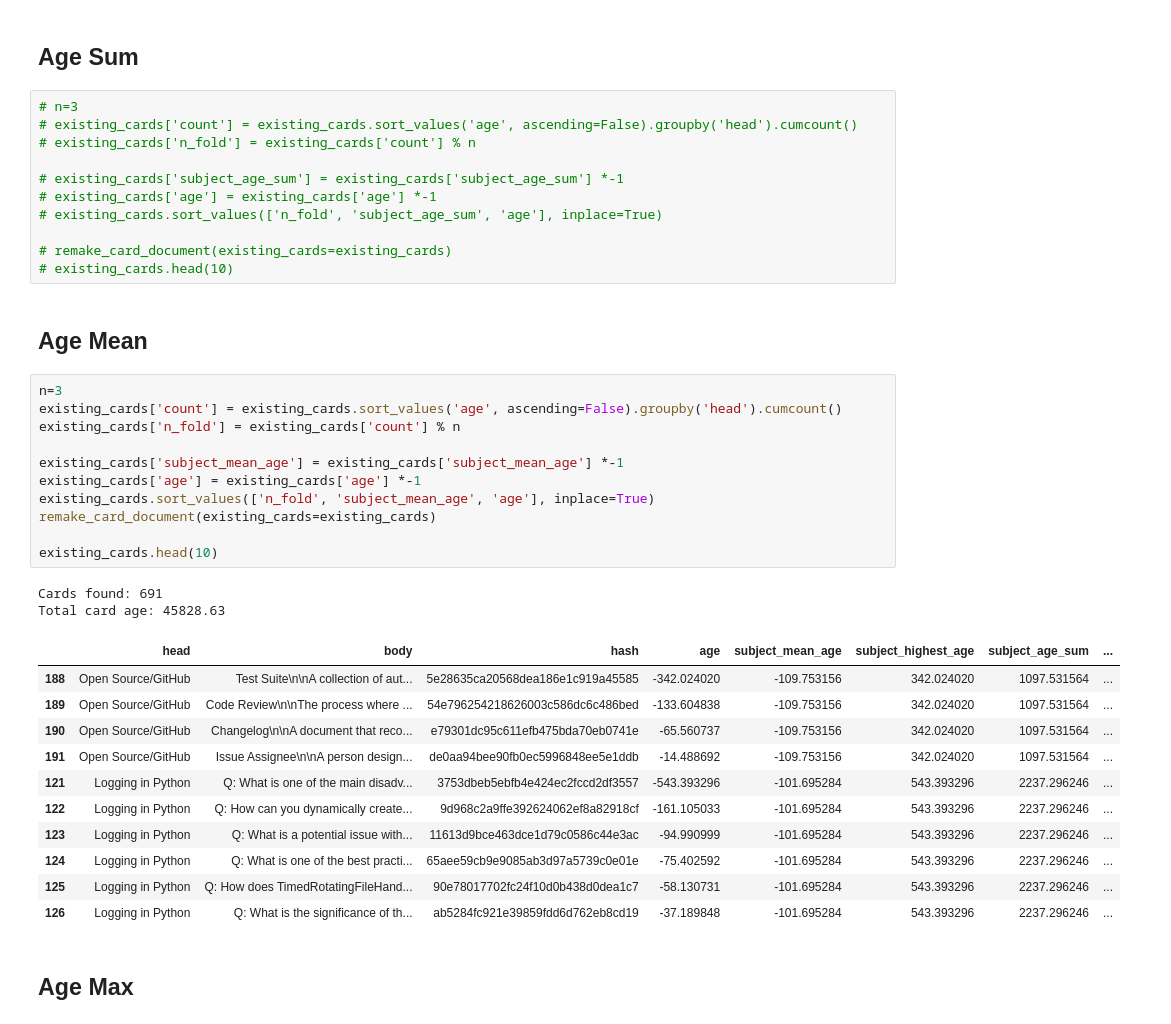
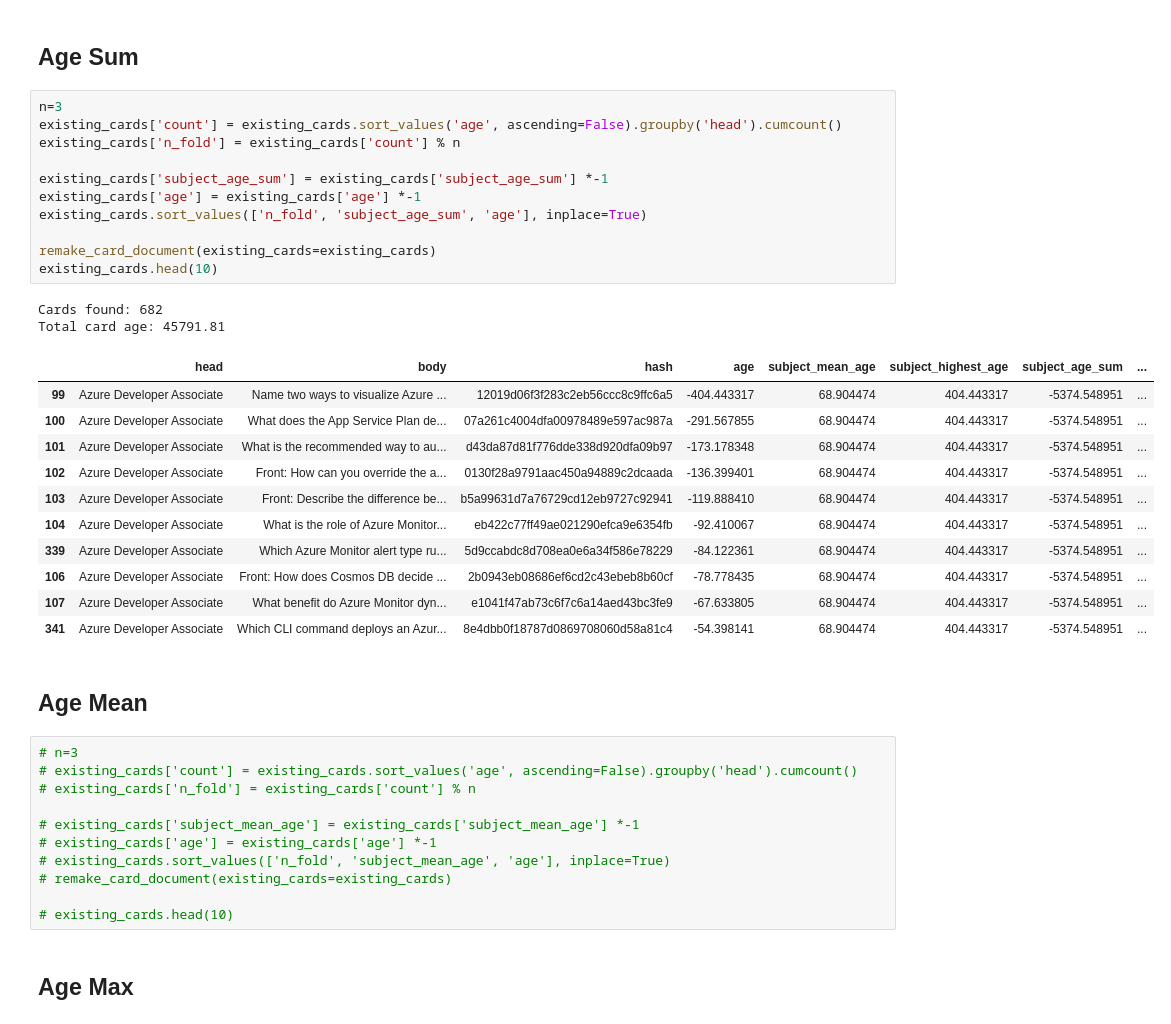
Before and after one commit to JayTY94/Certcards-refresh, a Jupyter notebook: shuffle.ipynb, the cells around one changed output. Drawn from its saved outputs; the diff is of its cells as text.

```diff
--- a/shuffle.ipynb
+++ b/shuffle.ipynb
@@ -184,43 +184,43 @@ sum of ages: ~45828.63
 # %% [markdown]
 ## Age Sum
 # %%
-# n=3
-# existing_cards['count'] = existing_cards.sort_values('age', ascending=False).groupby('head').cumcount()
-# existing_cards['n_fold'] = existing_cards['count'] % n
+n=3
+existing_cards['count'] = existing_cards.sort_values('age', ascending=False).groupby('head').cumcount()
+existing_cards['n_fold'] = existing_cards['count'] % n
 
-# existing_cards['subject_age_sum'] = existing_cards['subject_age_sum'] *-1
-# existing_cards['age'] = existing_cards['age'] *-1
-# existing_cards.sort_values(['n_fold', 'subject_age_sum', 'age'], inplace=True)
+existing_cards['subject_age_sum'] = existing_cards['subject_age_sum'] *-1
+existing_cards['age'] = existing_cards['age'] *-1
+existing_cards.sort_values(['n_fold', 'subject_age_sum', 'age'], inplace=True)
 
-# remake_card_document(existing_cards=existing_cards)
-# existing_cards.head(10)
+remake_card_document(existing_cards=existing_cards)
+existing_cards.head(10)
+# %% [output]
+Cards found: 682
+Total card age: 45791.81
+|  | head | body | hash | age | subject_mean_age | subject_highest_age | subject_age_sum | ... |
+| 99 | Azure Developer Associate | Name two ways to visualize Azure ... | 12019d06f3f283c2eb56ccc8c9ffc6a5 | -404.443317 | 68.904474 | 404.443317 | -5374.548951 | ... |
+| 100 | Azure Developer Associate | What does the App Service Plan de... | 07a261c4004dfa00978489e597ac987a | -291.567855 | 68.904474 | 404.443317 | -5374.548951 | ... |
+| 101 | Azure Developer Associate | What is the recommended way to au... | d43da87d81f776dde338d920dfa09b97 | -173.178348 | 68.904474 | 404.443317 | -5374.548951 | ... |
+| 102 | Azure Developer Associate | Front: How can you override the a... | 0130f28a9791aac450a94889c2dcaada | -136.399401 | 68.904474 | 404.443317 | -5374.548951 | ... |
+| 103 | Azure Developer Associate | Front: Describe the difference be... | b5a99631d7a76729cd12eb9727c92941 | -119.888410 | 68.904474 | 404.443317 | -5374.548951 | ... |
+| 104 | Azure Developer Associate | What is the role of Azure Monitor... | eb422c77ff49ae021290efca9e6354fb | -92.410067 | 68.904474 | 404.443317 | -5374.548951 | ... |
+| 339 | Azure Developer Associate | Which Azure Monitor alert type ru... | 5d9ccabdc8d708ea0e6a34f586e78229 | -84.122361 | 68.904474 | 404.443317 | -5374.548951 | ... |
+| 106 | Azure Developer Associate | Front: How does Cosmos DB decide ... | 2b0943eb08686ef6cd2c43ebeb8b60cf | -78.778435 | 68.904474 | 404.443317 | -5374.548951 | ... |
+| 107 | Azure Developer Associate | What benefit do Azure Monitor dyn... | e1041f47ab73c6f7c6a14aed43bc3fe9 | -67.633805 | 68.904474 | 404.443317 | -5374.548951 | ... |
+| 341 | Azure Developer Associate | Which CLI command deploys an Azur... | 8e4dbb0f18787d0869708060d58a81c4 | -54.398141 | 68.904474 | 404.443317 | -5374.548951 | ... |
 # %% [markdown]
 ## Age Mean
 # %%
-n=3
-existing_cards['count'] = existing_cards.sort_values('age', ascending=False).groupby('head').cumcount()
-existing_cards['n_fold'] = existing_cards['count'] % n
+# n=3
+# existing_cards['count'] = existing_cards.sort_values('age', ascending=False).groupby('head').cumcount()
+# existing_cards['n_fold'] = existing_cards['count'] % n
 
-existing_cards['subject_mean_age'] = existing_cards['subject_mean_age'] *-1
-existing_cards['age'] = existing_cards['age'] *-1
-existing_cards.sort_values(['n_fold', 'subject_mean_age', 'age'], inplace=True)
-remake_card_document(existing_cards=existing_cards)
+# existing_cards['subject_mean_age'] = existing_cards['subject_mean_age'] *-1
+# existing_cards['age'] = existing_cards['age'] *-1
+# existing_cards.sort_values(['n_fold', 'subject_mean_age', 'age'], inplace=True)
+# remake_card_document(existing_cards=existing_cards)
 
-existing_cards.head(10)
+# existing_cards.head(10)
-# %% [output]
-Cards found: 691
-Total card age: 45828.63
-|  | head | body | hash | age | subject_mean_age | subject_highest_age | subject_age_sum | ... |
-| 188 | Open Source/GitHub | Test Suite\n\nA collection of aut... | 5e28635ca20568dea186e1c919a45585 | -342.024020 | -109.753156 | 342.024020 | 1097.531564 | ... |
-| 189 | Open Source/GitHub | Code Review\n\nThe process where ... | 54e796254218626003c586dc6c486bed | -133.604838 | -109.753156 | 342.024020 | 1097.531564 | ... |
-| 190 | Open Source/GitHub | Changelog\n\nA document that reco... | e79301dc95c611efb475bda70eb0741e | -65.560737 | -109.753156 | 342.024020 | 1097.531564 | ... |
-| 191 | Open Source/GitHub | Issue Assignee\n\nA person design... | de0aa94bee90fb0ec5996848ee5e1ddb | -14.488692 | -109.753156 | 342.024020 | 1097.531564 | ... |
-| 121 | Logging in Python | Q: What is one of the main disadv... | 3753dbeb5ebfb4e424ec2fccd2df3557 | -543.393296 | -101.695284 | 543.393296 | 2237.296246 | ... |
-| 122 | Logging in Python | Q: How can you dynamically create... | 9d968c2a9ffe392624062ef8a82918cf | -161.105033 | -101.695284 | 543.393296 | 2237.296246 | ... |
-| 123 | Logging in Python | Q: What is a potential issue with... | 11613d9bce463dce1d79c0586c44e3ac | -94.990999 | -101.695284 | 543.393296 | 2237.296246 | ... |
-| 124 | Logging in Python | Q: What is one of the best practi... | 65aee59cb9e9085ab3d97a5739c0e01e | -75.402592 | -101.695284 | 543.393296 | 2237.296246 | ... |
-| 125 | Logging in Python | Q: How does TimedRotatingFileHand... | 90e78017702fc24f10d0b438d0dea1c7 | -58.130731 | -101.695284 | 543.393296 | 2237.296246 | ... |
-| 126 | Logging in Python | Q: What is the significance of th... | ab5284fc921e39859fdd6d762eb8cd19 | -37.189848 | -101.695284 | 543.393296 | 2237.296246 | ... |
 # %% [markdown]
 ## Age Max
 # %%
```
Also changed, not shown: parts of 5 cells of this notebook, 3 other files.
